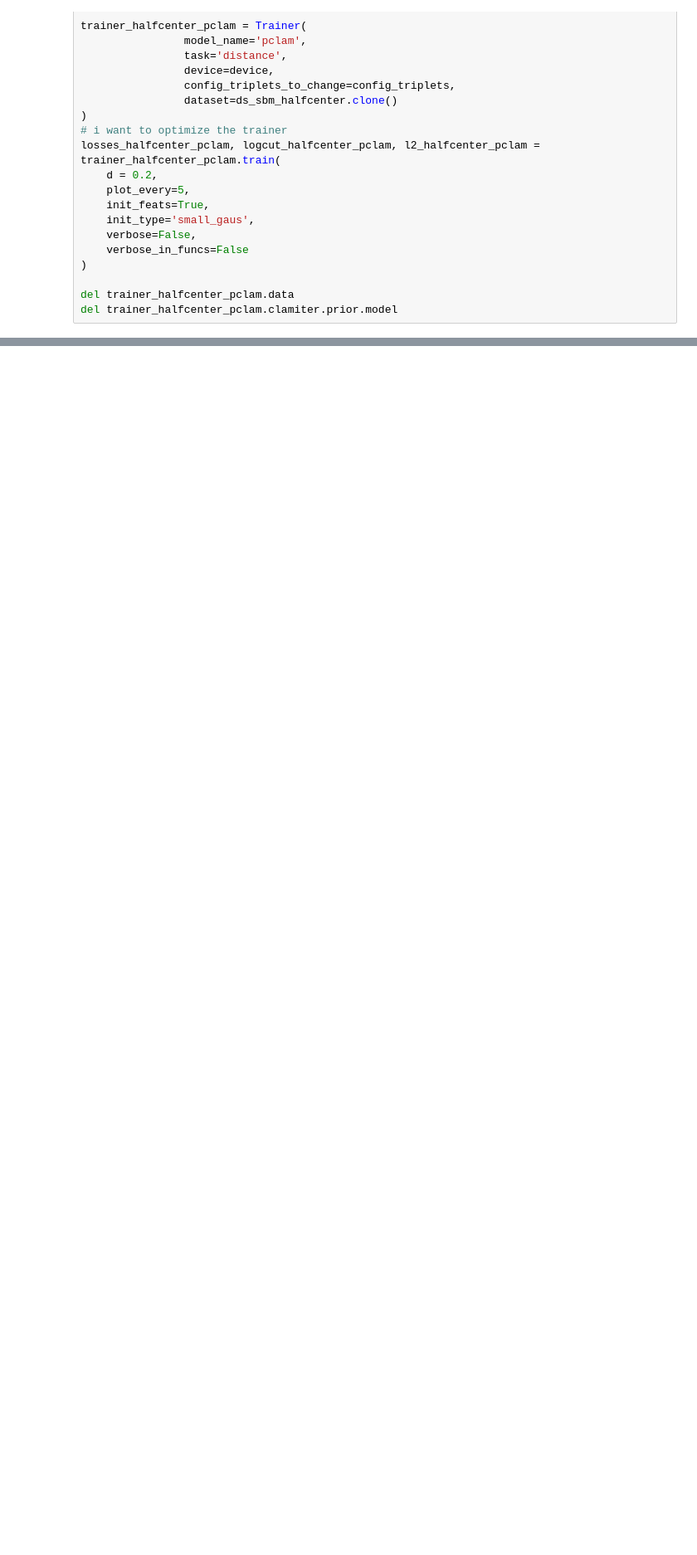
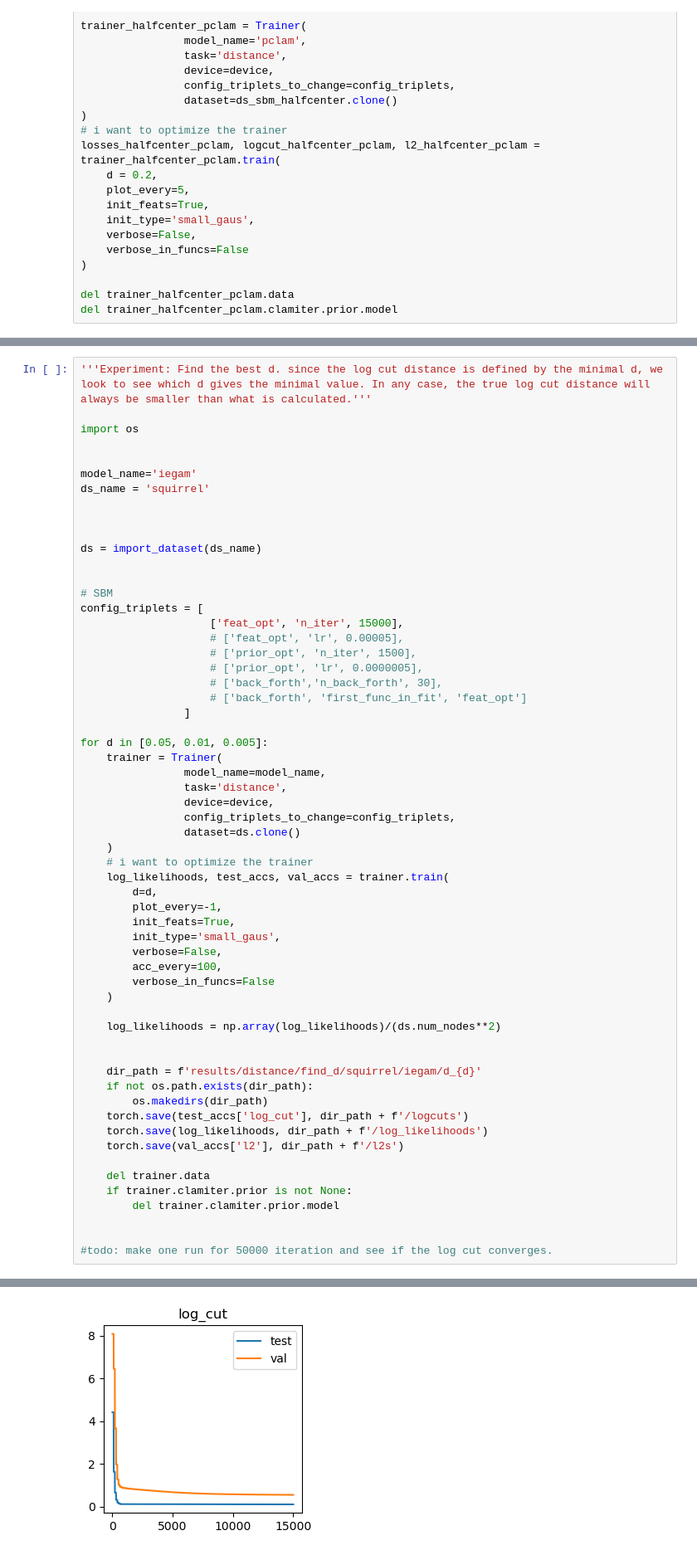
Before and after one commit to JuanCervino/PieClamNonSym, a Jupyter notebook: experiments/distance_sbm.ipynb, the cells around one changed output, grey strips where cells are left out. Shown at 83% size. Saved outputs shown, nothing was run; the diff lists cells and outputs as text; blank space fills up the shorter version.

Commit message:
made some more experiments on distance, starting to change things

```diff
--- a/experiments/distance_sbm.ipynb
+++ b/experiments/distance_sbm.ipynb
@@ -550,0 +571,60 @@ del trainer_halfcenter_pclam.clamiter.prior.model
+# %%
+'''Experiment: Find the best d. since the log cut distance is defined by the minimal d, we look to see which d gives the minimal value. In any case, the true log cut distance will always be smaller than what is calculated.'''
+
+import os
+
+
+model_name='iegam'
+ds_name = 'squirrel'
+
+
+
+ds = import_dataset(ds_name)
+
+
+# SBM
+config_triplets = [
+                    ['feat_opt', 'n_iter', 15000],
+                    # ['feat_opt', 'lr', 0.00005],
+                    # ['prior_opt', 'n_iter', 1500],
+                    # ['prior_opt', 'lr', 0.0000005],
+                    # ['back_forth','n_back_forth', 30],
+                    # ['back_forth', 'first_func_in_fit', 'feat_opt']
+                ]
+
+for d in [0.05, 0.01, 0.005]:
+    trainer = Trainer(
+                model_name=model_name,
+                task='distance',
+                device=device,
+                config_triplets_to_change=config_triplets,
+                dataset=ds.clone()
+    )
+    # i want to optimize the trainer
+    log_likelihoods, test_accs, val_accs = trainer.train(
+        d=d,
+        plot_every=-1,
+        init_feats=True,
+        init_type='small_gaus',
+        verbose=False,
+        acc_every=100,
+        verbose_in_funcs=False
+    )
+
+    log_likelihoods = np.array(log_likelihoods)/(ds.num_nodes**2)
+
+
+    dir_path = f'results/distance/find_d/squirrel/iegam/d_{d}'
+    if not os.path.exists(dir_path):
+        os.makedirs(dir_path)
+    torch.save(test_accs['log_cut'], dir_path + f'/logcuts')
+    torch.save(log_likelihoods, dir_path + f'/log_likelihoods')
+    torch.save(val_accs['l2'], dir_path + f'/l2s')
+
+    del trainer.data
+    if trainer.clamiter.prior is not None:
+        del trainer.clamiter.prior.model
+
+
+#todo: make one run for 50000 iteration and see if the log cut converges.
+# %% [output]
@@ -550,0 +648 @@ del trainer_halfcenter_pclam.clamiter.prior.model
+[figure, added]
```
Also changed, not shown: parts of 10 cells of this notebook, 43 other files.
